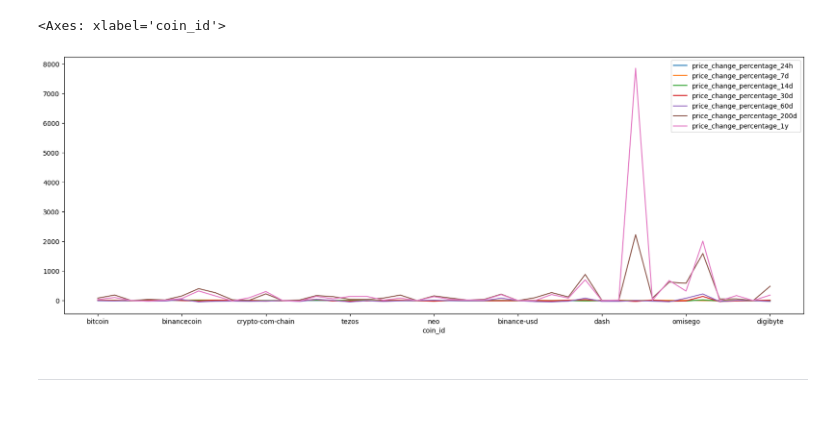
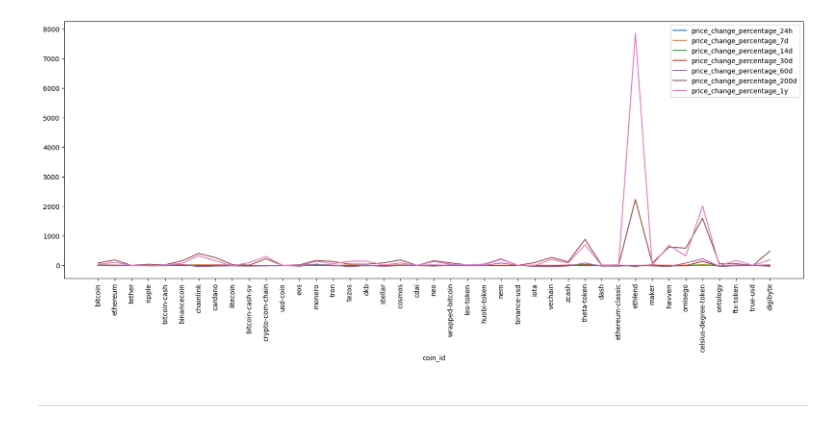
Before and after one commit to peggz19/CryptoClustering, a Jupyter notebook: Crypto_Clustering.ipynb, the cells around one changed output. Drawn from its saved outputs; the diff is of its cells as text; code cells hidden in the pictures.

```diff
--- a/Crypto_Clustering.ipynb
+++ b/Crypto_Clustering.ipynb
@@ -10,8 +14,8 @@ from sklearn.preprocessing import StandardScaler
 # %%
 # Load the data into a Pandas DataFrame
+f_path = Path('Resources/crypto_market_data.csv')
 df_market_data = pd.read_csv(
-    "crypto_market_data.csv",
-    index_col="coin_id")
+    f_path, index_col="coin_id")
 
 # Display sample data
 df_market_data.head()
@@ -39,11 +43,11 @@ df_market_data.describe()
 # %%
 # Plot your data to see what's in your DataFrame
 df_market_data.plot(
 figsize=(20,7)
 )
+x_ticks = plt.xticks(range(len(df_market_data.index)),df_market_data.index, rotation= 90)
 # %% [output]
-<Axes: xlabel='coin_id'>
-[figure, old version]
+[figure, new version]
 # %% [markdown]
 ---
 # %% [markdown]
```
Also changed, not shown: parts of 18 cells of this notebook.
